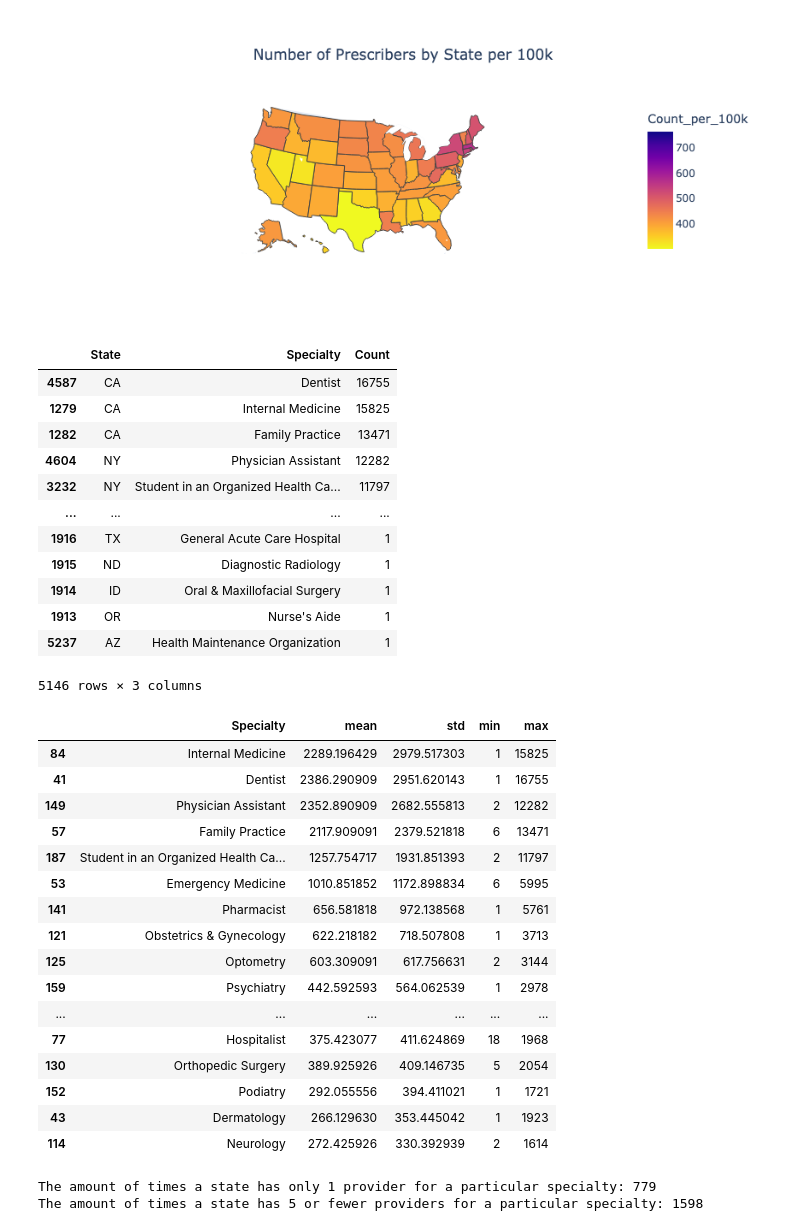
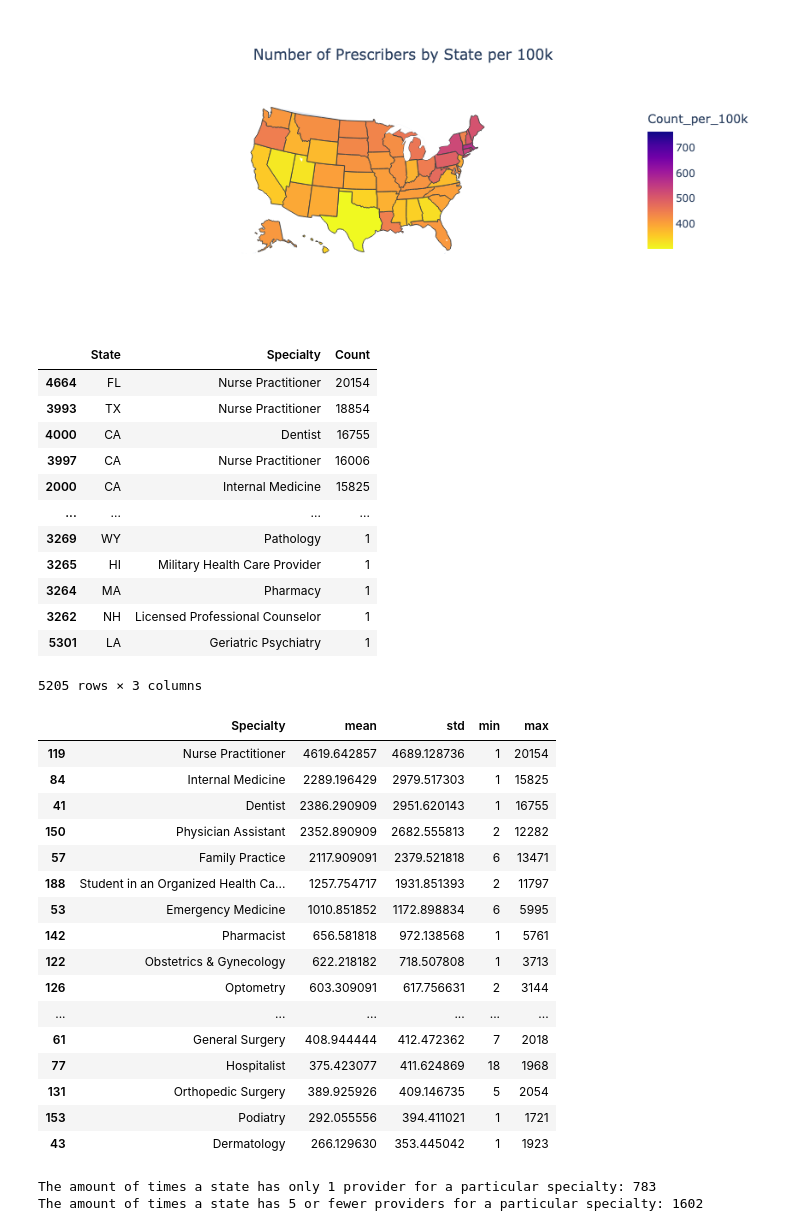
Before and after one commit to tonyinarula/Medicare-Part-D-Prescribing-Analysis, a Jupyter notebook: analysis.ipynb, the cells around one changed output. Cells and saved outputs as stored; diff of their text form; code cells hidden in the pictures.

```diff
--- a/analysis.ipynb
+++ b/analysis.ipynb
@@ -209,30 +173,29 @@ fig.show()
 # %%
 specialties = con.execute('''
     SELECT Prscrbr_State_Abrvtn AS State,
         Prscrbr_Type AS Specialty,
         COUNT(1) As Count
     FROM prescribers
-    WHERE Prscrbr_Type != 'Nurse Practitioner'
     GROUP BY State, Specialty;
 ''').df()
 
 # remove
 specialties = specialties[~specialties['State'].isin(non_states)]
 specialties.sort_values(by = 'Count', ascending = False)
 # %% [output]
 |  | State | Specialty | Count |
-| 4587 | CA | Dentist | 16755 |
-| 1279 | CA | Internal Medicine | 15825 |
-| 1282 | CA | Family Practice | 13471 |
-| 4604 | NY | Physician Assistant | 12282 |
-| 3232 | NY | Student in an Organized Health Ca... | 11797 |
+| 4664 | FL | Nurse Practitioner | 20154 |
+| 3993 | TX | Nurse Practitioner | 18854 |
+| 4000 | CA | Dentist | 16755 |
+| 3997 | CA | Nurse Practitioner | 16006 |
+| 2000 | CA | Internal Medicine | 15825 |
 | ... | ... | ... | ... |
-| 1916 | TX | General Acute Care Hospital | 1 |
-| 1915 | ND | Diagnostic Radiology | 1 |
-| 1914 | ID | Oral & Maxillofacial Surgery | 1 |
-| 1913 | OR | Nurse's Aide | 1 |
-| 5237 | AZ | Health Maintenance Organization | 1 |
+| 3269 | WY | Pathology | 1 |
+| 3265 | HI | Military Health Care Provider | 1 |
+| 3264 | MA | Pharmacy | 1 |
+| 3262 | NH | Licensed Professional Counselor | 1 |
+| 5301 | LA | Geriatric Psychiatry | 1 |
-5146 rows × 3 columns
+5205 rows × 3 columns
 # %%
 specialty_variance = (specialties
     .groupby('Specialty')['Count']
@@ -243,28 +206,28 @@ specialty_variance = (specialties
 specialty_variance.sort_values('std', ascending=False).head(20)
 # %% [output]
 |  | Specialty | mean | std | min | max |
+| 119 | Nurse Practitioner | 4619.642857 | 4689.128736 | 1 | 20154 |
 | 84 | Internal Medicine | 2289.196429 | 2979.517303 | 1 | 15825 |
 | 41 | Dentist | 2386.290909 | 2951.620143 | 1 | 16755 |
-| 149 | Physician Assistant | 2352.890909 | 2682.555813 | 2 | 12282 |
+| 150 | Physician Assistant | 2352.890909 | 2682.555813 | 2 | 12282 |
 | 57 | Family Practice | 2117.909091 | 2379.521818 | 6 | 13471 |
-| 187 | Student in an Organized Health Ca... | 1257.754717 | 1931.851393 | 2 | 11797 |
+| 188 | Student in an Organized Health Ca... | 1257.754717 | 1931.851393 | 2 | 11797 |
 | 53 | Emergency Medicine | 1010.851852 | 1172.898834 | 6 | 5995 |
-| 141 | Pharmacist | 656.581818 | 972.138568 | 1 | 5761 |
-| 121 | Obstetrics & Gynecology | 622.218182 | 718.507808 | 1 | 3713 |
-| 125 | Optometry | 603.309091 | 617.756631 | 2 | 3144 |
-| 159 | Psychiatry | 442.592593 | 564.062539 | 1 | 2978 |
+| 142 | Pharmacist | 656.581818 | 972.138568 | 1 | 5761 |
+| 122 | Obstetrics & Gynecology | 622.218182 | 718.507808 | 1 | 3713 |
+| 126 | Optometry | 603.309091 | 617.756631 | 2 | 3144 |
 | ... | ... | ... | ... | ... | ... |
+| 61 | General Surgery | 408.944444 | 412.472362 | 7 | 2018 |
 | 77 | Hospitalist | 375.423077 | 411.624869 | 18 | 1968 |
-| 130 | Orthopedic Surgery | 389.925926 | 409.146735 | 5 | 2054 |
-| 152 | Podiatry | 292.055556 | 394.411021 | 1 | 1721 |
+| 131 | Orthopedic Surgery | 389.925926 | 409.146735 | 5 | 2054 |
+| 153 | Podiatry | 292.055556 | 394.411021 | 1 | 1721 |
 | 43 | Dermatology | 266.129630 | 353.445042 | 1 | 1923 |
-| 114 | Neurology | 272.425926 | 330.392939 | 2 | 1614 |
 # %%
 print('The amount of times a state has only 1 provider for a particular specialty:',len(specialties[specialties['Count'] == 1]))
 print('The amount of times a state has 5 or fewer providers for a particular specialty:',len(specialties[specialties['Count'] <= 5]))
 # %% [output]
-The amount of times a state has only 1 provider for a particular specialty: 779
-The amount of times a state has 5 or fewer providers for a particular specialty: 1598
+The amount of times a state has only 1 provider for a particular specialty: 783
+The amount of times a state has 5 or fewer providers for a particular specialty: 1602
 # %%
 # states with the highest number of occurrences of specialties with only one provider
 specialties[specialties['Count'] == 1].groupby(by = 'State').sum()['Count'].sort_values(ascending = False).reset_index().head(10)
```
Also changed, not shown: parts of 16 cells of this notebook.
